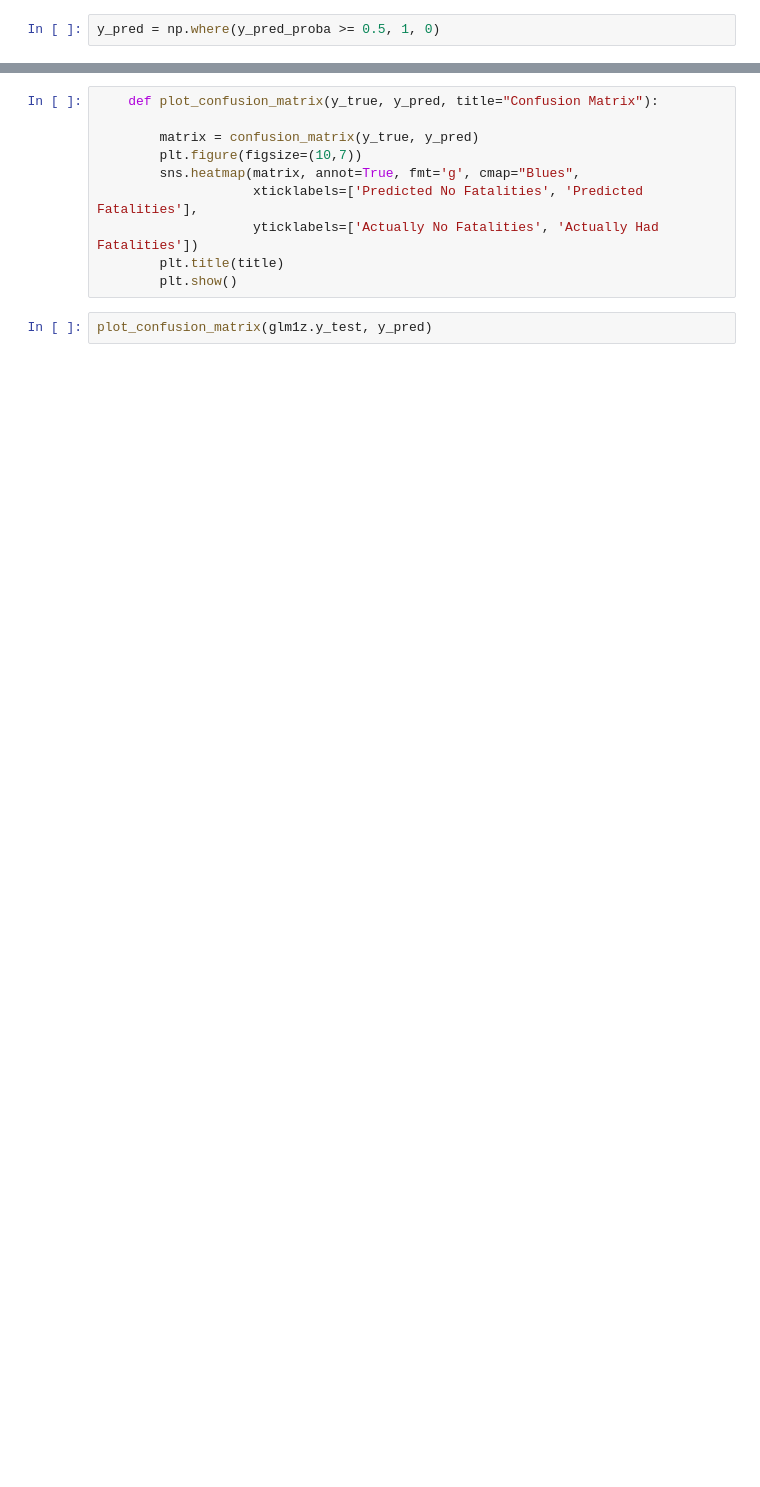
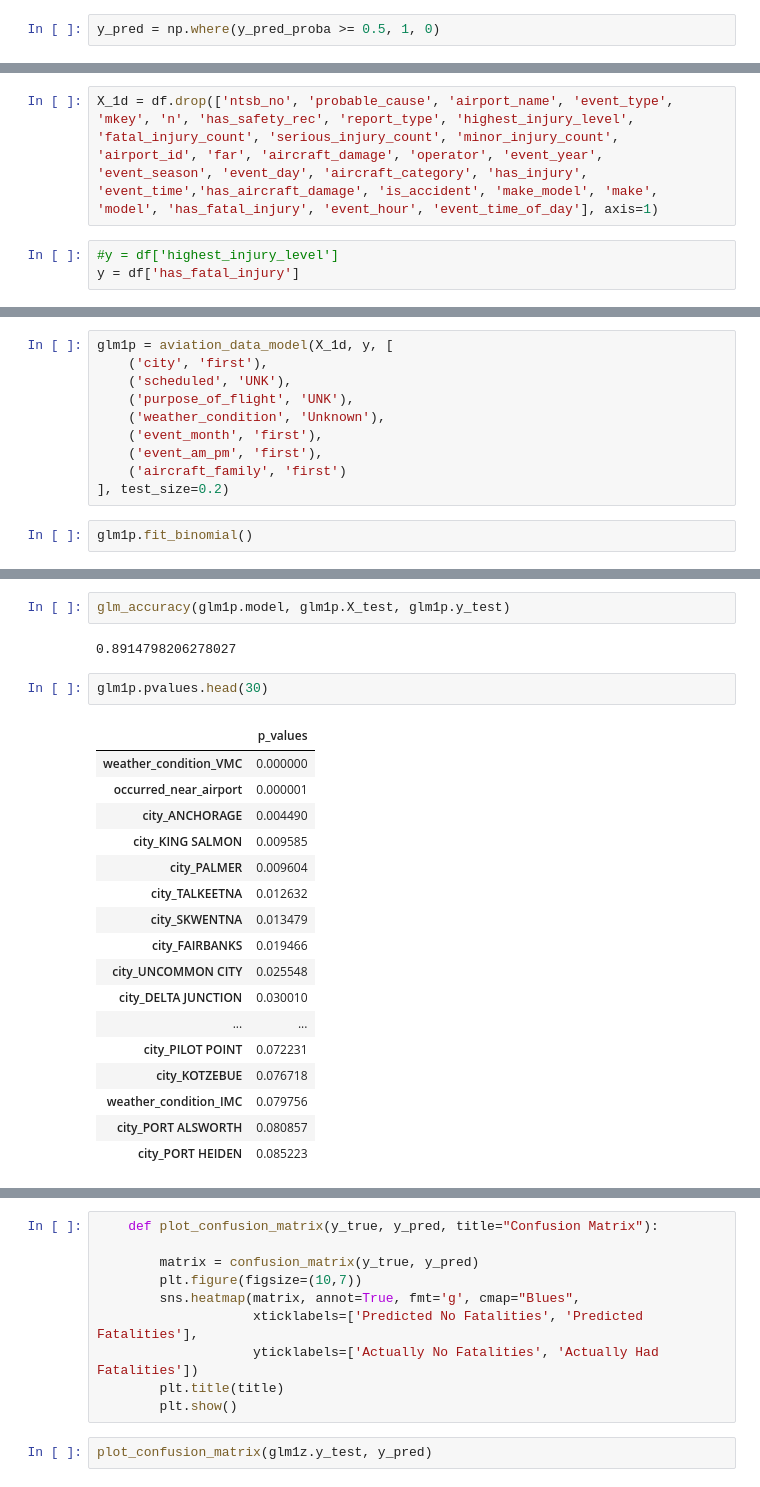
Before and after one commit to TheMirch/dsi-group-project, a Jupyter notebook: code/mike_modeling.ipynb, the cells around one changed output, grey strips where cells are left out. Saved outputs shown, nothing was run; the diff lists cells and outputs as text; blank space fills up the shorter version.

```diff
--- a/code/mike_modeling.ipynb
+++ b/code/mike_modeling.ipynb
@@ -346,0 +403,5 @@ y_pred = np.where(y_pred_proba >= 0.5, 1, 0)
+# %%
+X_1d = df.drop(['ntsb_no', 'probable_cause', 'airport_name', 'event_type', 'mkey', 'n', 'has_safety_rec', 'report_type', 'highest_injury_level', 'fatal_injury_count', 'serious_injury_count', 'minor_injury_count', 'airport_id', 'far', 'aircraft_damage', 'operator', 'event_year', 'event_season', 'event_day', 'aircraft_category', 'has_injury', 'event_time','has_aircraft_damage', 'is_accident', 'make_model', 'make', 'model', 'has_fatal_injury', 'event_hour', 'event_time_of_day'], axis=1)
+# %%
+#y = df['highest_injury_level']
+y = df['has_fatal_injury']
@@ -346,0 +415,12 @@ y_pred = np.where(y_pred_proba >= 0.5, 1, 0)
+# %%
+glm1p = aviation_data_model(X_1d, y, [
+    ('city', 'first'),
+    ('scheduled', 'UNK'),
+    ('purpose_of_flight', 'UNK'),
+    ('weather_condition', 'Unknown'),
+    ('event_month', 'first'),
+    ('event_am_pm', 'first'),
+    ('aircraft_family', 'first')
+], test_size=0.2)
+# %%
+glm1p.fit_binomial()
@@ -346,0 +431,24 @@ y_pred = np.where(y_pred_proba >= 0.5, 1, 0)
+# %%
+glm_accuracy(glm1p.model, glm1p.X_test, glm1p.y_test)
+# %% [output]
+0.8914798206278027
+# %%
+glm1p.pvalues.head(30)
+# %% [output]
+|  | p_values |
+| weather_condition_VMC | 0.000000 |
+| occurred_near_airport | 0.000001 |
+| city_ANCHORAGE | 0.004490 |
+| city_KING SALMON | 0.009585 |
+| city_PALMER | 0.009604 |
+| city_TALKEETNA | 0.012632 |
+| city_SKWENTNA | 0.013479 |
+| city_FAIRBANKS | 0.019466 |
+| city_UNCOMMON CITY | 0.025548 |
+| city_DELTA JUNCTION | 0.030010 |
+| ... | ... |
+| city_PILOT POINT | 0.072231 |
+| city_KOTZEBUE | 0.076718 |
+| weather_condition_IMC | 0.079756 |
+| city_PORT ALSWORTH | 0.080857 |
+| city_PORT HEIDEN | 0.085223 |
```
Also changed, not shown: parts of 21 cells of this notebook.
